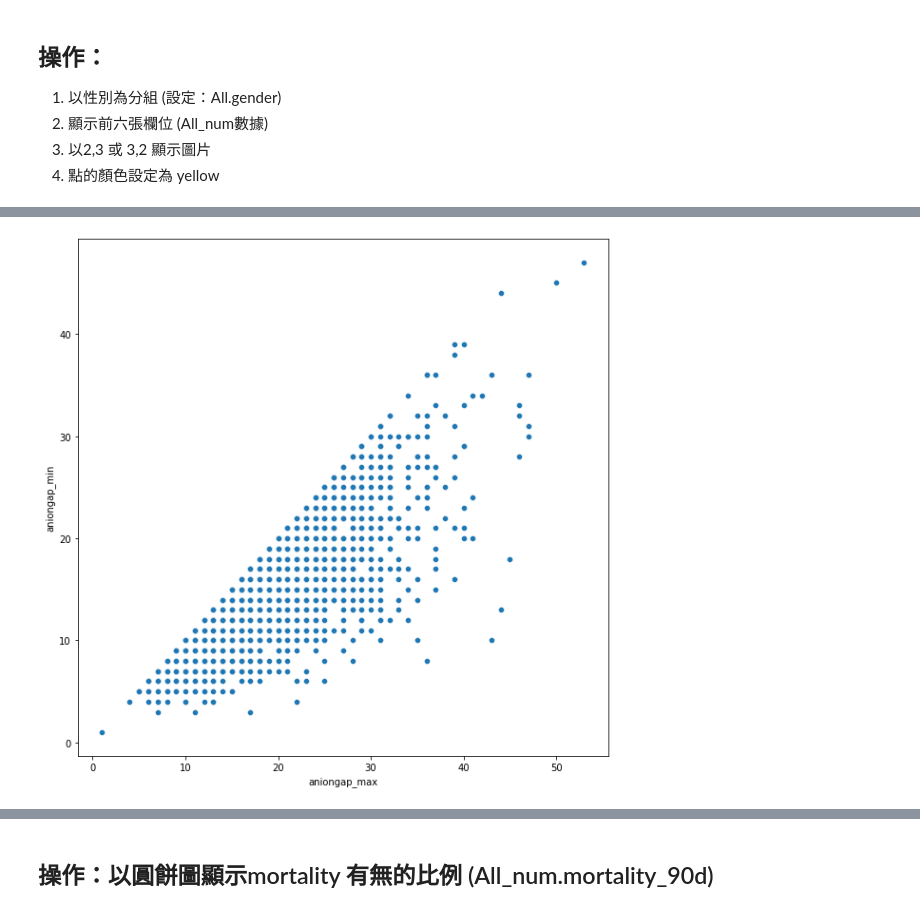
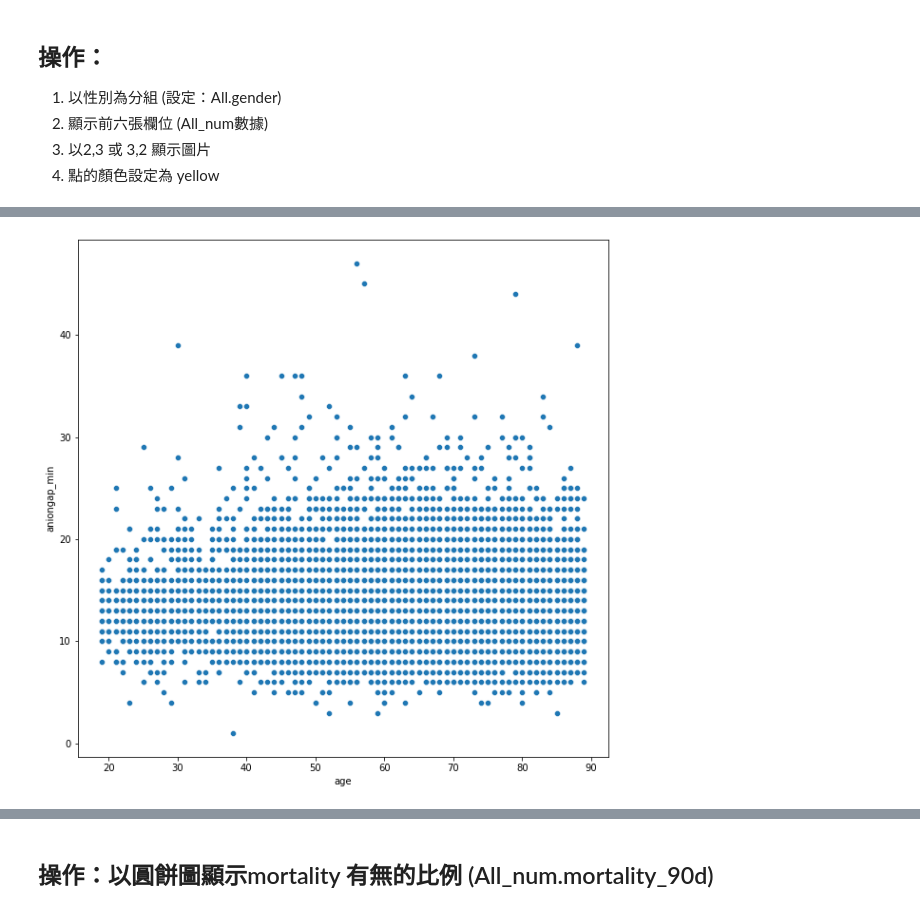
Before and after one commit to holiday01/mimic-iii-ntuh-tutorial, a Jupyter notebook: 視覺化.ipynb, the cells around one changed output, grey strips where cells are left out. Saved outputs shown, nothing was run; the diff lists cells and outputs as text; code cells hidden in the pictures.

```diff
--- a/視覺化.ipynb
+++ b/視覺化.ipynb
@@ -277,9 +359,9 @@ plt.show()
 # %%
 fig = plt.figure(figsize=(10,10))
-sns.scatterplot(data=All_num, x=All_num.columns[10], y=All_num.columns[9])
+sns.scatterplot(data=All_num, x="age", y=All_num.columns[9])
 fig.show()
 # %% [output]
-[figure, old version]
+[figure, new version]
 # %%
 fig = plt.figure(figsize=(10,10))
 
```
Also changed, not shown: parts of 20 cells of this notebook, 2 other files.
